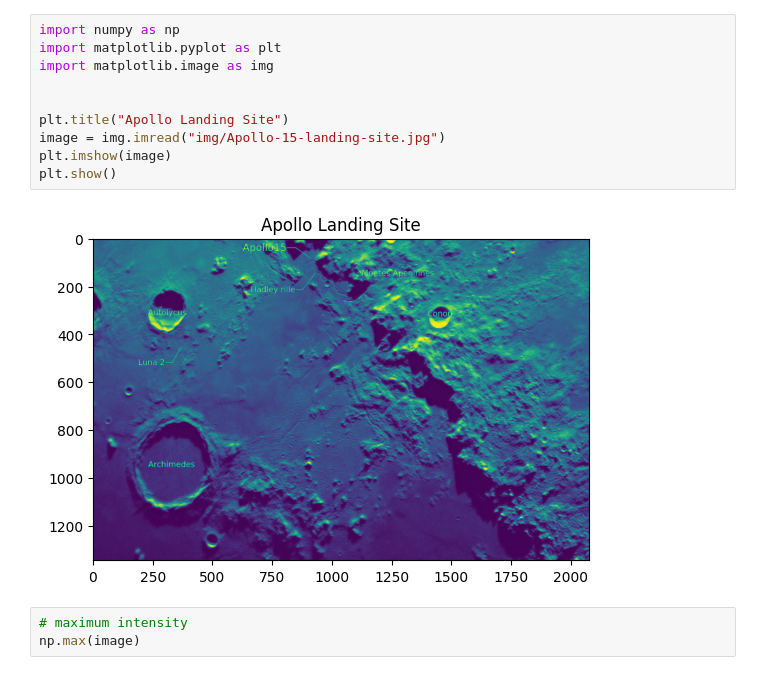
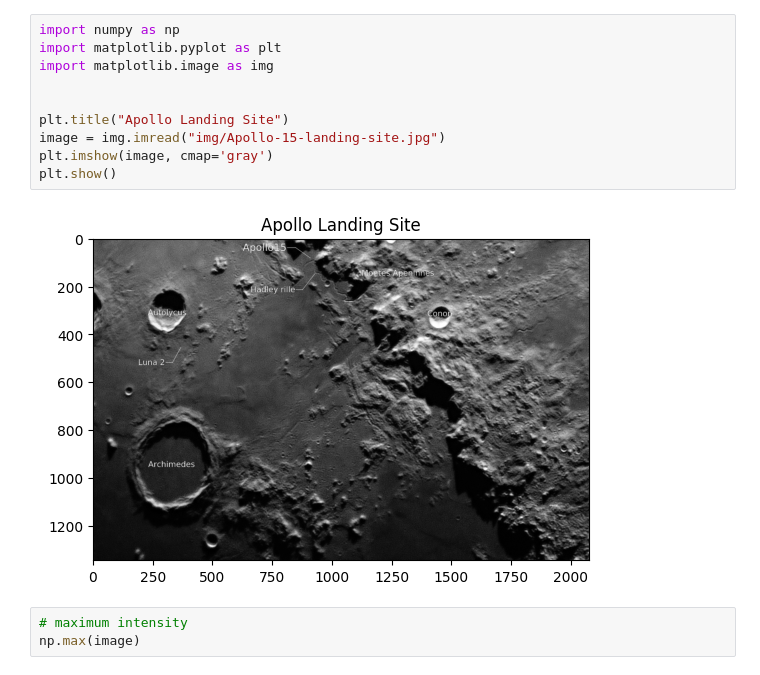
Before and after one commit to ciiram/image-processing, a Jupyter notebook: Introduction.ipynb, the cells around one changed output. Cells and saved outputs as stored; diff of their text form.

```diff
--- a/Introduction.ipynb
+++ b/Introduction.ipynb
@@ -32,15 +32,15 @@ This image can be found [here](https://commons.wikimedia.org/wiki/File:Apollo-15
 # %%
 import numpy as np
 import matplotlib.pyplot as plt
 import matplotlib.image as img
 
 
 plt.title("Apollo Landing Site")
 image = img.imread("img/Apollo-15-landing-site.jpg")
-plt.imshow(image)
+plt.imshow(image, cmap='gray')
 plt.show()
 # %% [output]
-[figure, old version]
+[figure, new version]
 # %%
 # maximum intensity
 np.max(image)
```
Also changed, not shown: parts of 5 cells of this notebook, 1 other file.
